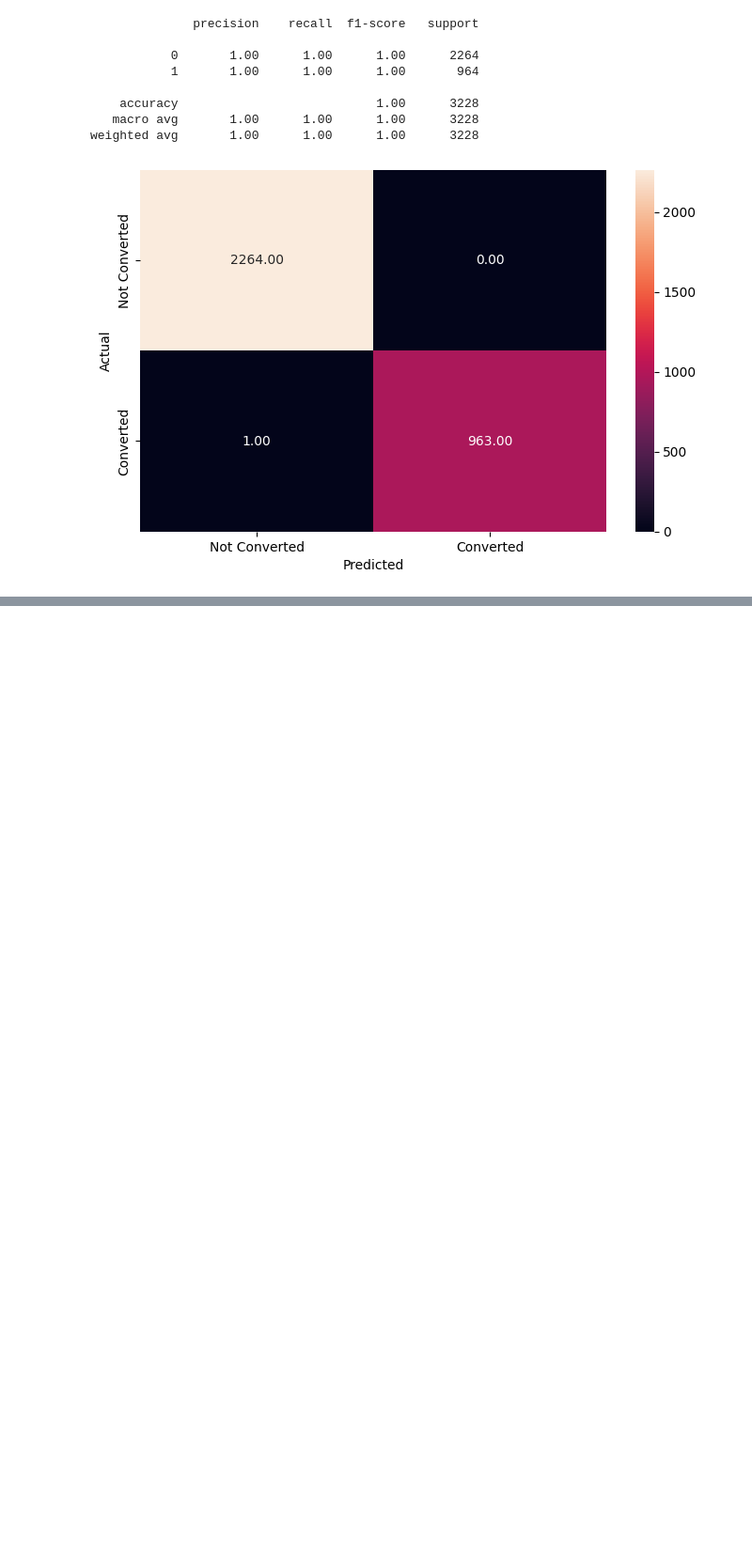
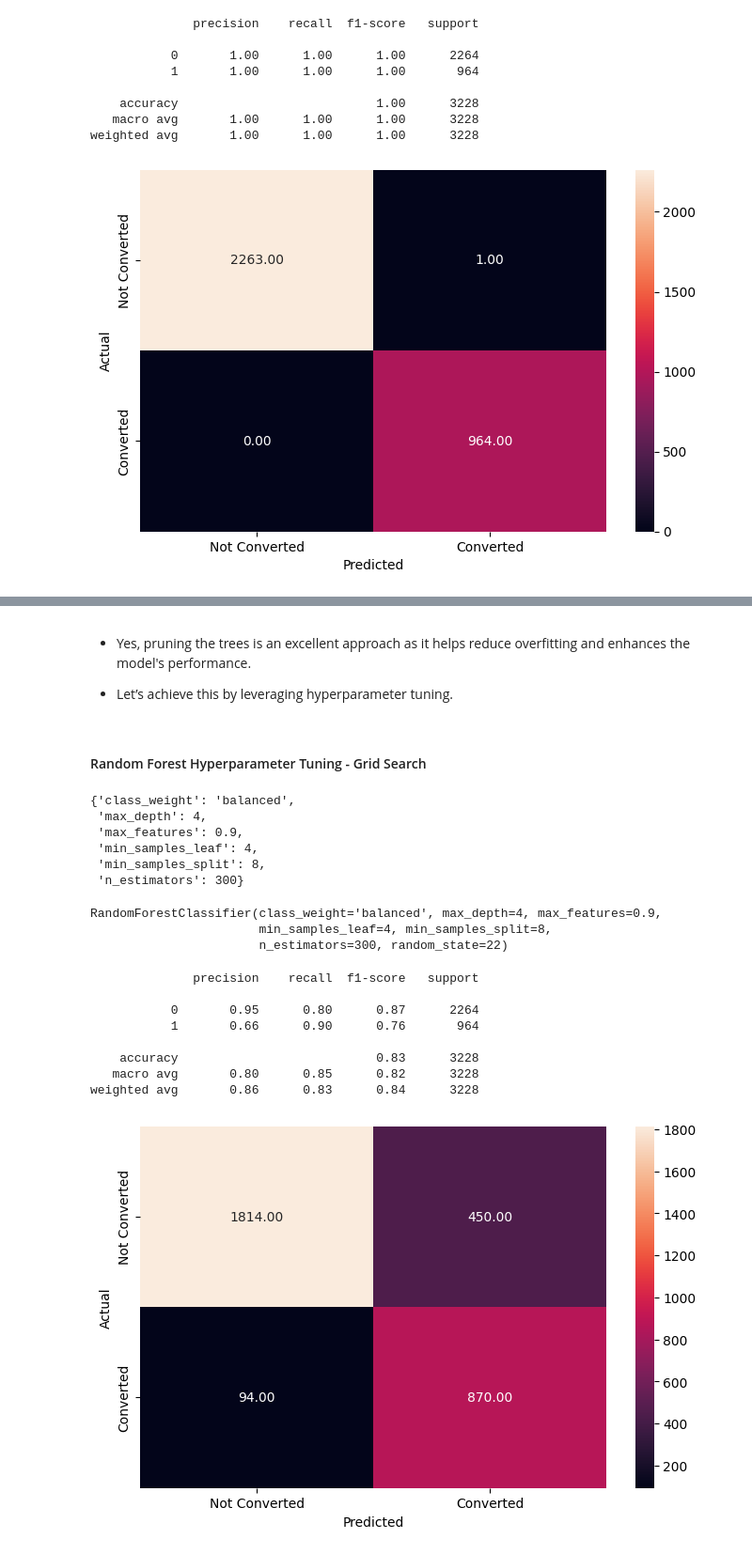
Before and after one commit to marcemir/ExtraLearn, a Jupyter notebook: Learner+Notebook+-+Full+Code+Version+-+Potential+Customers+Prediction.ipynb, the cells around one changed output, grey strips where cells are left out. Shown at 94% size. Drawn from its saved outputs; the diff is of its cells as text; code cells hidden in the pictures; blank space fills up the shorter version.

```diff
--- a/Learner+Notebook+-+Full+Code+Version+-+Potential+Customers+Prediction.ipynb
+++ b/Learner+Notebook+-+Full+Code+Version+-+Potential+Customers+Prediction.ipynb
@@ -671,7 +690,7 @@ Comments:
 ## Building a Random Forest model
 # %%
 # Fitting the Random Forest classifier on the training data
-rf = RandomForestClassifier(random_state = 22)
+rf = RandomForestClassifier(random_state = 22, class_weight= 'balanced')
 
 rf.fit(X_train, y_train)
 # %% [output]
@@ -710,0 +736,63 @@ weighted avg       0.83      0.83      0.83      1384
+# %% [markdown]
+- Yes, pruning the trees is an excellent approach as it helps reduce overfitting and enhances the model's performance.
+
+- Let’s achieve this by leveraging hyperparameter tuning.
+# %% [markdown]
+#### Random Forest Hyperparameter Tuning - Grid Search
+# %%
+# Choose the type of classifier
+rf_estimator_tuned = RandomForestClassifier(random_state = 22)
+
+# Grid of parameters to choose from
+params_rf = {
+        'class_weight': ['balanced'],
+        "n_estimators": [100,200,300],
+        "min_samples_leaf": [2,4],
+        "max_features": [0.7, 0.9],
+        "min_samples_split": [8, 10, 12],
+        "max_depth": [3,4,5]
+}
+
+
+# Type of scoring used to compare parameter combinations - recall score for class 1
+scorer = metrics.make_scorer(recall_score, pos_label = 1)
+
+# Run the grid search
+grid_obj = GridSearchCV(rf_estimator_tuned, params_rf, scoring = scorer, cv = 5)
+
+grid_obj = grid_obj.fit(X_train, y_train)
+
+# Set the classifier to the best combination of parameters
+rf_estimator_tuned = grid_obj.best_estimator_
+# %%
+# Looking at the best parameters
+grid_obj.best_params_
+# %% [output]
+{'class_weight': 'balanced',
+ 'max_depth': 4,
+ 'max_features': 0.9,
+ 'min_samples_leaf': 4,
+ 'min_samples_split': 8,
+ 'n_estimators': 300}
+# %%
+# Training the model with the best parameters
+rf_estimator_tuned.fit(X_train, y_train)
+# %% [output]
+RandomForestClassifier(class_weight='balanced', max_depth=4, max_features=0.9,
+                       min_samples_leaf=4, min_samples_split=8,
+                       n_estimators=300, random_state=22)
+# %%
+# Checking performance on the TRAIN data
+y_pred_train_rf_tuned = rf_estimator_tuned.predict(X_train)
+
+metrics_score(y_train, y_pred_train_rf_tuned)
+# %% [output]
+              precision    recall  f1-score   support
+
+           0       0.95      0.80      0.87      2264
+           1       0.66      0.90      0.76       964
+
+    accuracy                           0.83      3228
+   macro avg       0.80      0.85      0.82      3228
+weighted avg       0.86      0.83      0.84      3228
+[figure, added]
```
Also changed, not shown: parts of 41 cells of this notebook, 1 other file.
